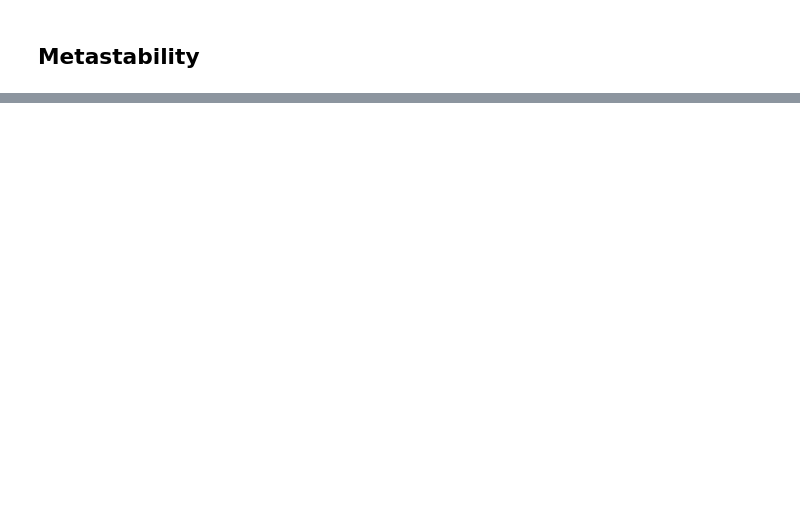
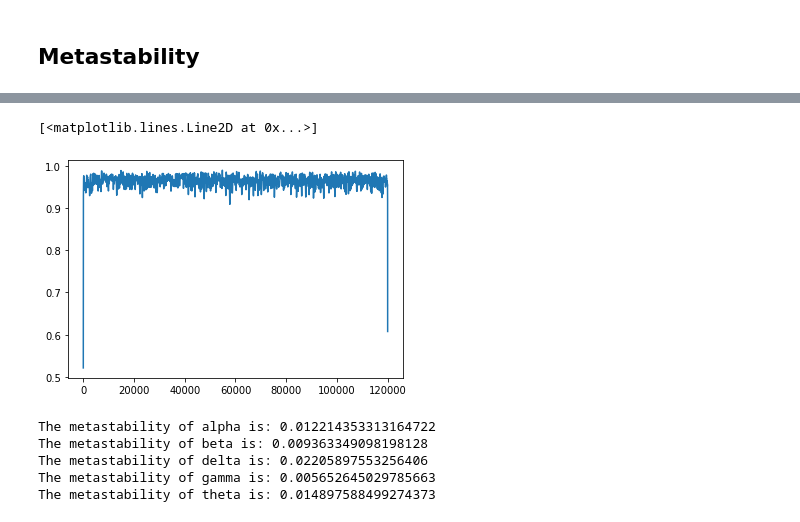
Before and after one commit to FabianKamp/Schizophrenia, a Jupyter notebook: notebooks/rsMEG_Metastability.ipynb, the cells around one changed output, grey strips where cells are left out. Drawn from its saved outputs; the diff is of its cells as text; code cells hidden in the pictures; blank space fills up the shorter version.

```diff
--- a/notebooks/rsMEG_Metastability.ipynb
+++ b/notebooks/rsMEG_Metastability.ipynb
@@ -45,0 +55,17 @@ The metastabilit of alpha is:  0.012214353313164722
+# %%
+# Plot kuramoto parameter over time
+plt.plot(dict_kuram['alpha'][::])
+# %% [output]
+[<matplotlib.lines.Line2D at 0x...>]
+[figure, added]
+# %%
+dict_meta = {}
+for key, kuramoto in dict_kuram.items():
+    dict_meta[key] = np.std(kuramoto, ddof=1) # Compute metastability as standard deviation of kuramoto parameter
+    print(f"The metastability of {key} is: {dict_meta[key]}")
+# %% [output]
+The metastability of alpha is: 0.012214353313164722
+The metastability of beta is: 0.009363349098198128
+The metastability of delta is: 0.02205897553256406
+The metastability of gamma is: 0.005652645029785663
+The metastability of theta is: 0.014897588499274373
```
Also changed, not shown: parts of 12 cells of this notebook.
